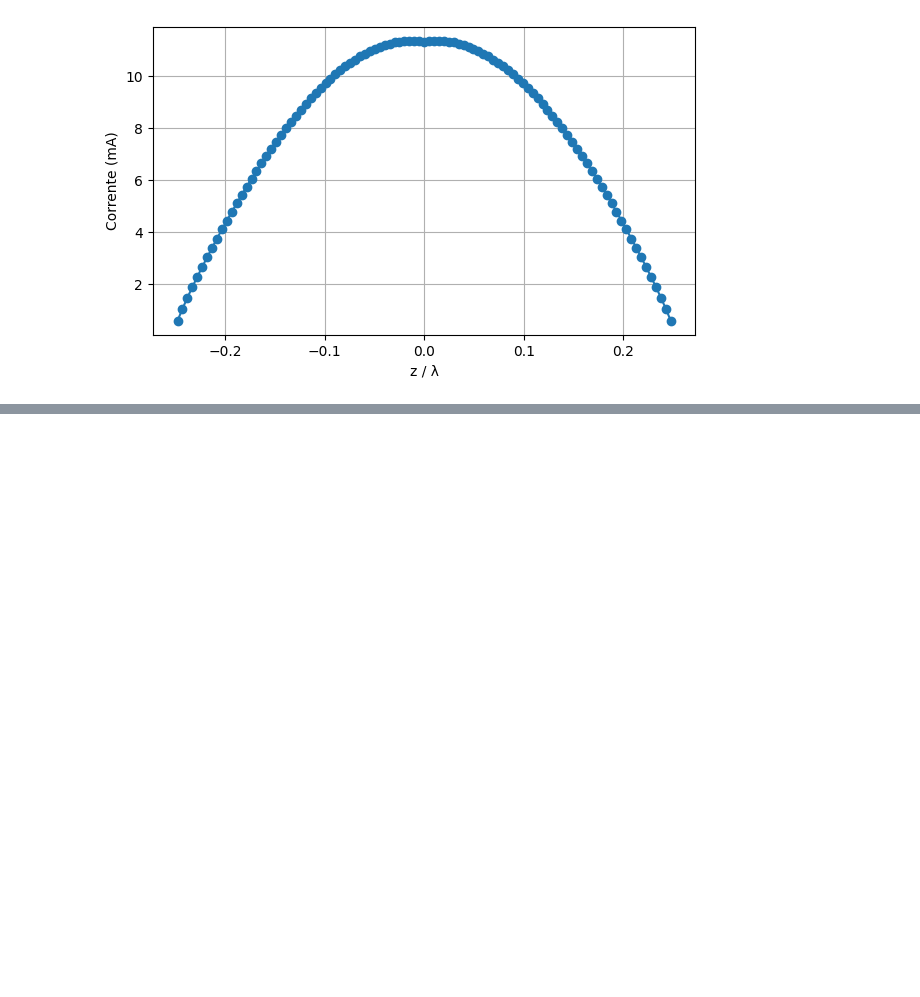
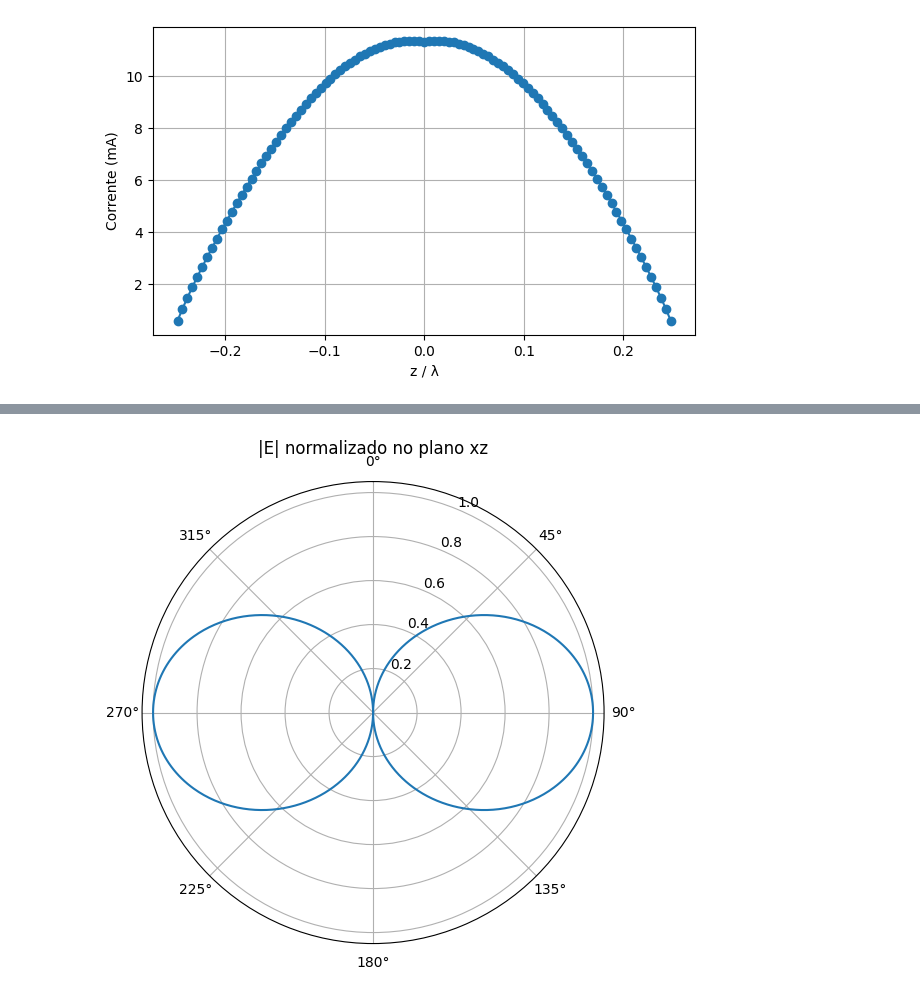
Before and after one commit to bernardofmarquez/method-of-moments, a Jupyter notebook: antena_dipolo.ipynb, the cells around one changed output, grey strips where cells are left out. Drawn from its saved outputs; the diff is of its cells as text; code cells hidden in the pictures; blank space fills up the shorter version.

```diff
--- a/antena_dipolo.ipynb
+++ b/antena_dipolo.ipynb
@@ -309,0 +413,27 @@ CG-FFT: 75 iterações, Zin = 83.7+28.9j Ω
+# %%
+def campo_distante(theta, I, z_bordas): # E_θ sem o fator e^{-jkr}/r
+    F = np.zeros(np.shape(theta), dtype=complex)
+
+    for n in range(len(I)): # cada segmento n
+        zq, wq = gauss_segmento(z_bordas[n], z_bordas[n + 1]) # 5 pontos e 5 pesos do segmento n
+        for q in range(5): # cada ponto de Gauss do segmento
+            z_linha = zq[q] # ponto de fonte z'
+            w = wq[q] # peso desse ponto
+            F += w * I[n] * np.exp(1j * k * z_linha * np.cos(theta)) # e^{jkz'cosθ}
+
+    return 1j * omega * mu0 / (4 * np.pi) * np.sin(theta) * F # jωμ/(4π) · sinθ · integral
+# %%
+theta = np.linspace(0, 2 * np.pi, 721) # volta completa no plano xz, de meio em meio grau
+
+E_theta = np.abs(campo_distante(theta, I_fft, z_bordas))
+E_theta = E_theta / E_theta.max() # normalizado pelo máximo
+
+plt.figure(figsize=(6, 6))
+ax = plt.subplot(projection='polar')
+ax.plot(theta, E_theta)
+ax.set_theta_zero_location('N')
+ax.set_theta_direction(-1)
+ax.set_title(r'|E| normalizado no plano xz', pad=20)
+plt.show()
+# %% [output]
+[figure, added]
```
Also changed, not shown: parts of 6 cells of this notebook.
